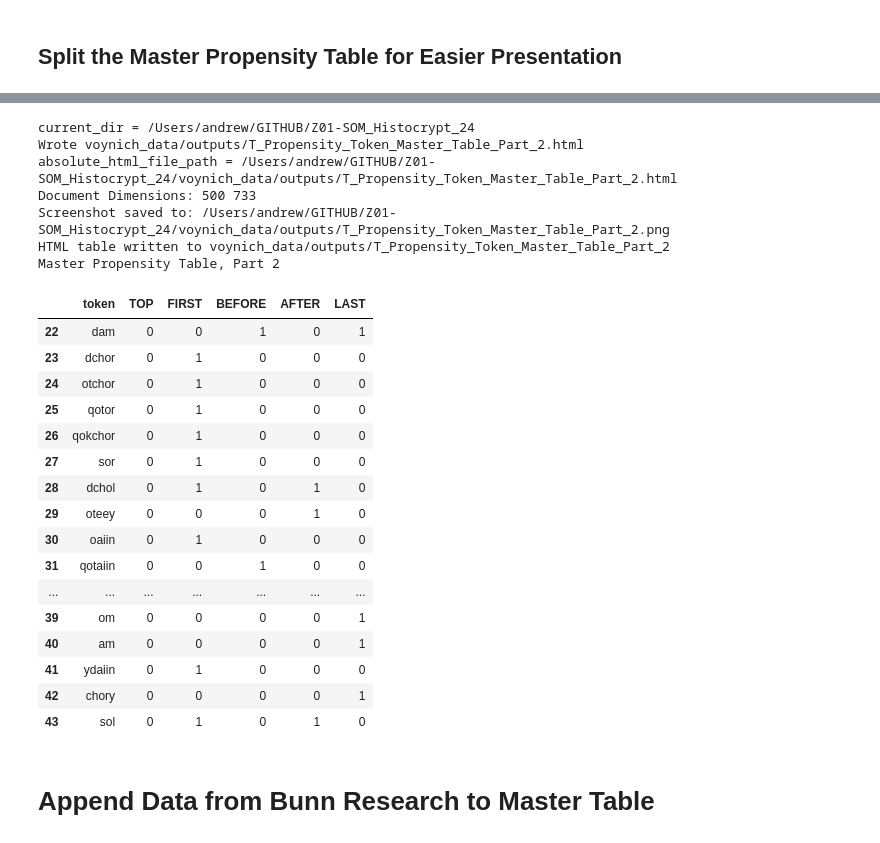
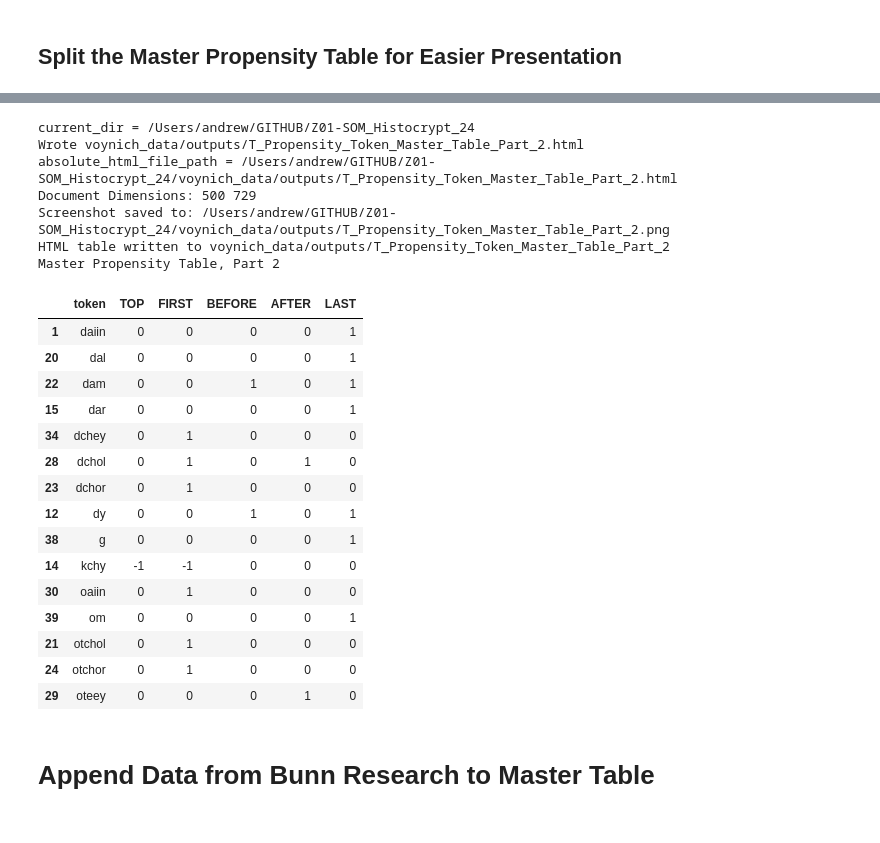
Before and after one commit to andrewsteckley/Z01-SOM_Histocrypt_24, a Jupyter notebook: Z01.5_Extra_Analyses.ipynb, the cells around one changed output, grey strips where cells are left out. Cells and saved outputs as stored; diff of their text form; code cells hidden in the pictures.

```diff
--- a/Z01.5_Extra_Analyses.ipynb
+++ b/Z01.5_Extra_Analyses.ipynb
@@ -288,6 +288,7 @@ for i in range(num_parts):
                       include_legend = False)
     print(f"Master Table Part {i+1} written to {file_name}")
     print(f"Master Propensity Table, Part {i+1}")
+    df_part.append(df)
 # %% [output]
 current_dir = /Users/andrew/GITHUB/Z01-SOM_Histocrypt_24
 Wrote voynich_data/outputs/T_Propensity_Token_Master_Table_Part_1.html
@@ -308,11 +309,11 @@ Master Table Part 3 written to voynich_data/outputs/T_Propensity_Token_Master_Ta
 Master Propensity Table, Part 3
 # %%
 file_name= 'voynich_data/outputs/T_Propensity_Token_Master_Table_Part_1'
-master_propensity_html_table_to_file(df1.set_index('token'), file_name, width=500, height=600)
+master_propensity_html_table_to_file(df_part[0].set_index('token'), file_name, width=500, height=600)
 print(f"HTML table written to {file_name}")
 
 print("Master Propensity Table, Part 1")
-df1.head(top_length)
+df_part[0].head(60)
 # %% [output]
 current_dir = /Users/andrew/GITHUB/Z01-SOM_Histocrypt_24
 Wrote voynich_data/outputs/T_Propensity_Token_Master_Table_Part_1.html
@@ -341,35 +341,34 @@ Master Propensity Table, Part 1
 # %%
 file_name= 'voynich_data/outputs/T_Propensity_Token_Master_Table_Part_2'
-master_propensity_html_table_to_file(df2.set_index('token'), file_name, width=500, height=600)
+master_propensity_html_table_to_file(df_part[1].set_index('token'), file_name, width=500, height=600)
 print(f"HTML table written to {file_name}")
 
 print("Master Propensity Table, Part 2")
-df2.head(bottom_length)
+df_part[1].head(60)
 # %% [output]
 current_dir = /Users/andrew/GITHUB/Z01-SOM_Histocrypt_24
 Wrote voynich_data/outputs/T_Propensity_Token_Master_Table_Part_2.html
 absolute_html_file_path = /Users/andrew/GITHUB/Z01-SOM_Histocrypt_24/voynich_data/outputs/T_Propensity_Token_Master_Table_Part_2.html
-Document Dimensions: 500 733
+Document Dimensions: 500 729
 Screenshot saved to: /Users/andrew/GITHUB/Z01-SOM_Histocrypt_24/voynich_data/outputs/T_Propensity_Token_Master_Table_Part_2.png
 HTML table written to voynich_data/outputs/T_Propensity_Token_Master_Table_Part_2
 Master Propensity Table, Part 2
 |  | token | TOP | FIRST | BEFORE | AFTER | LAST |
+| 1 | daiin | 0 | 0 | 0 | 0 | 1 |
+| 20 | dal | 0 | 0 | 0 | 0 | 1 |
 | 22 | dam | 0 | 0 | 1 | 0 | 1 |
+| 15 | dar | 0 | 0 | 0 | 0 | 1 |
+| 34 | dchey | 0 | 1 | 0 | 0 | 0 |
+| 28 | dchol | 0 | 1 | 0 | 1 | 0 |
 | 23 | dchor | 0 | 1 | 0 | 0 | 0 |
+| 12 | dy | 0 | 0 | 1 | 0 | 1 |
+| 38 | g | 0 | 0 | 0 | 0 | 1 |
+| 14 | kchy | -1 | -1 | 0 | 0 | 0 |
+| 30 | oaiin | 0 | 1 | 0 | 0 | 0 |
+| 39 | om | 0 | 0 | 0 | 0 | 1 |
+| 21 | otchol | 0 | 1 | 0 | 0 | 0 |
 | 24 | otchor | 0 | 1 | 0 | 0 | 0 |
-| 25 | qotor | 0 | 1 | 0 | 0 | 0 |
-| 26 | qokchor | 0 | 1 | 0 | 0 | 0 |
-| 27 | sor | 0 | 1 | 0 | 0 | 0 |
-| 28 | dchol | 0 | 1 | 0 | 1 | 0 |
 | 29 | oteey | 0 | 0 | 0 | 1 | 0 |
-| 30 | oaiin | 0 | 1 | 0 | 0 | 0 |
-| 31 | qotaiin | 0 | 0 | 1 | 0 | 0 |
-| ... | ... | ... | ... | ... | ... | ... |
-| 39 | om | 0 | 0 | 0 | 0 | 1 |
-| 40 | am | 0 | 0 | 0 | 0 | 1 |
-| 41 | ydaiin | 0 | 1 | 0 | 0 | 0 |
-| 42 | chory | 0 | 0 | 0 | 0 | 1 |
-| 43 | sol | 0 | 1 | 0 | 1 | 0 |
 # %% [markdown]
 # Append Data from Bunn Research to Master Table
 # %% [markdown]
```
Also changed, not shown: parts of 8 cells of this notebook, 5 other files.
